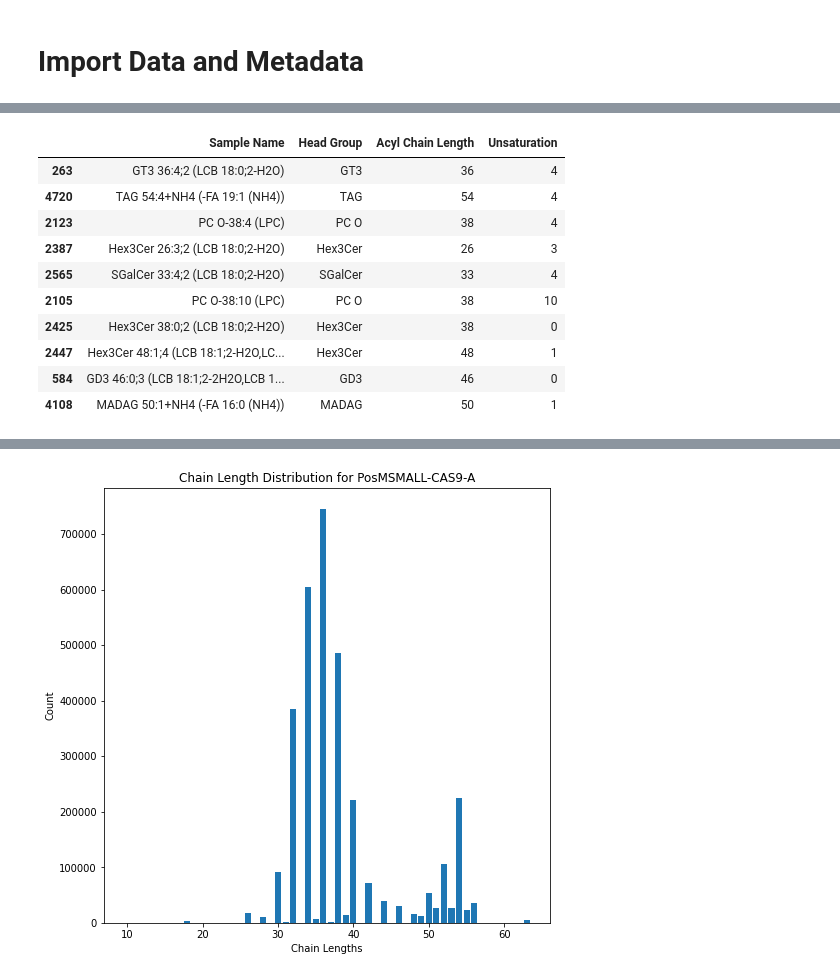
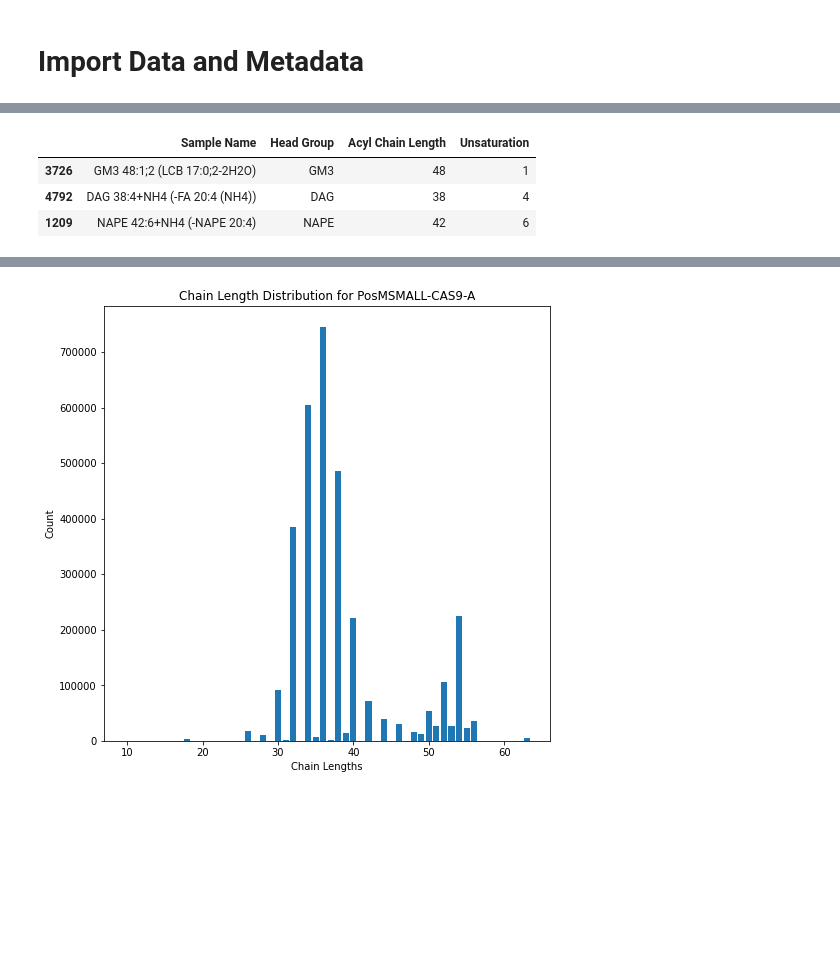
Before and after one commit to hn1902/lipids-proj-new, a Jupyter notebook: chain_length_distribution.ipynb, the cells around one changed output, grey strips where cells are left out. Saved outputs shown, nothing was run; the diff lists cells and outputs as text; code cells hidden in the pictures; blank space fills up the shorter version.

```diff
--- a/chain_length_distribution.ipynb
+++ b/chain_length_distribution.ipynb
@@ -18,16 +16,9 @@ df.head()
 # %%
-# import metadata
-df_meta = pd.read_csv('dataframes/pos_df_meta.csv')
-df_meta.sample(10)
+# import lipid metadata
+df_meta = pd.read_csv('dataframes/pos_lipids_df_meta.csv')
+df_meta.sample(3)
 # %% [output]
 |  | Sample Name | Head Group | Acyl Chain Length | Unsaturation |
-| 263 | GT3 36:4;2 (LCB 18:0;2-H2O) | GT3 | 36 | 4 |
-| 4720 | TAG 54:4+NH4 (-FA 19:1 (NH4)) | TAG | 54 | 4 |
-| 2123 | PC O-38:4 (LPC) | PC O | 38 | 4 |
-| 2387 | Hex3Cer 26:3;2 (LCB 18:0;2-H2O) | Hex3Cer | 26 | 3 |
-| 2565 | SGalCer 33:4;2 (LCB 18:0;2-H2O) | SGalCer | 33 | 4 |
-| 2105 | PC O-38:10 (LPC) | PC O | 38 | 10 |
-| 2425 | Hex3Cer 38:0;2 (LCB 18:0;2-H2O) | Hex3Cer | 38 | 0 |
-| 2447 | Hex3Cer 48:1;4 (LCB 18:1;2-H2O,LC... | Hex3Cer | 48 | 1 |
-| 584 | GD3 46:0;3 (LCB 18:1;2-2H2O,LCB 1... | GD3 | 46 | 0 |
-| 4108 | MADAG 50:1+NH4 (-FA 16:0 (NH4)) | MADAG | 50 | 1 |
+| 3726 | GM3 48:1;2 (LCB 17:0;2-2H2O) | GM3 | 48 | 1 |
+| 4792 | DAG 38:4+NH4 (-FA 20:4 (NH4)) | DAG | 38 | 4 |
+| 1209 | NAPE 42:6+NH4 (-NAPE 20:4) | NAPE | 42 | 6 |
```
Also changed, not shown: parts of 14 cells of this notebook, 4 other files.
